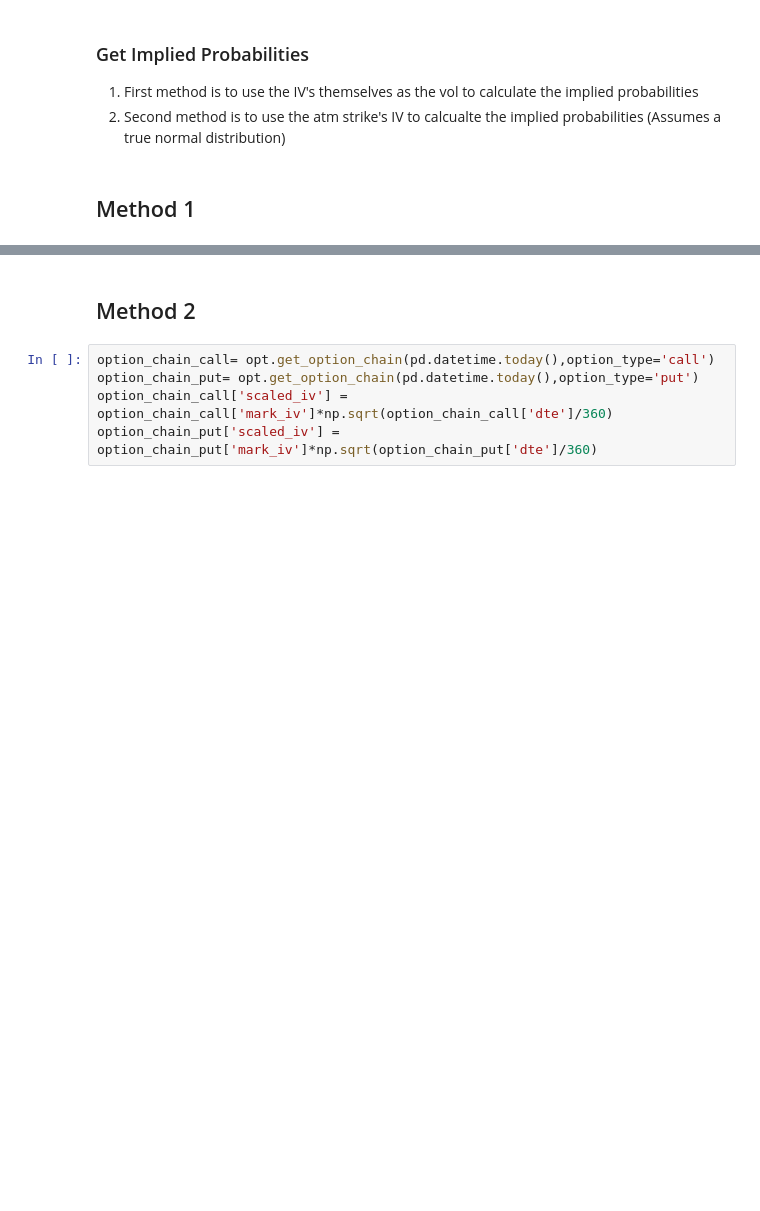
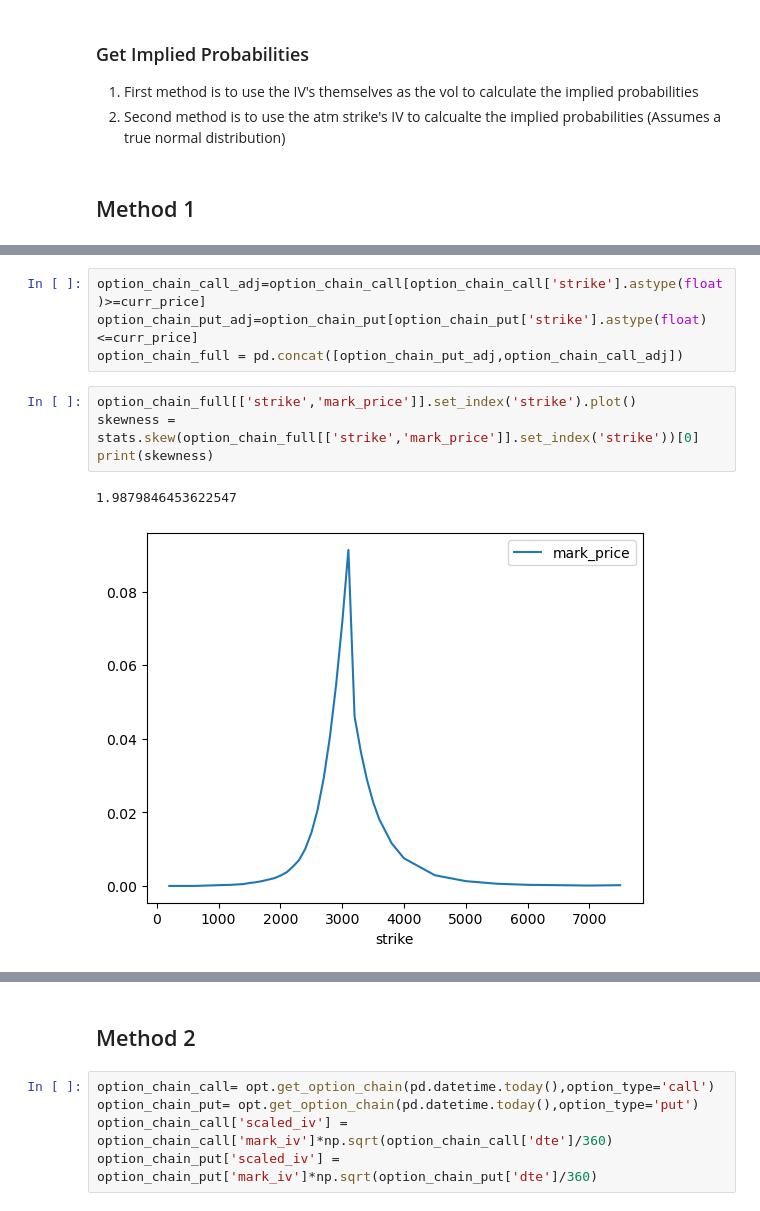
Before and after one commit to kmavyrle/QuantMasterFund, a Jupyter notebook: Crypto/Volatility/ShortVolatility/short_volatility_research.ipynb, the cells around one changed output, grey strips where cells are left out. Drawn from its saved outputs; the diff is of its cells as text; blank space fills up the shorter version.

```diff
--- a/Crypto/Volatility/ShortVolatility/short_volatility_research.ipynb
+++ b/Crypto/Volatility/ShortVolatility/short_volatility_research.ipynb
@@ -68,3 +78,14 @@ curr_price
+# %%
+option_chain_call_adj=option_chain_call[option_chain_call['strike'].astype(float)>=curr_price]
+option_chain_put_adj=option_chain_put[option_chain_put['strike'].astype(float)<=curr_price]
+option_chain_full = pd.concat([option_chain_put_adj,option_chain_call_adj])
+# %%
+option_chain_full[['strike','mark_price']].set_index('strike').plot()
+skewness = stats.skew(option_chain_full[['strike','mark_price']].set_index('strike'))[0]
+print(skewness)
+# %% [output]
+1.9879846453622547
+[figure, added]
 # %%
 option_chain_call['implied_probability'] = 1-norm.cdf(option_chain_call['strike'].astype(float),loc = curr_price,scale=curr_price*option_chain_call['scaled_iv']/100)
 option_chain_put['implied_probability'] = norm.cdf(option_chain_call['strike'].astype(float),loc = curr_price,scale=curr_price*option_chain_put['scaled_iv']/100)
```
Also changed, not shown: parts of 22 cells of this notebook, 20 other files.
